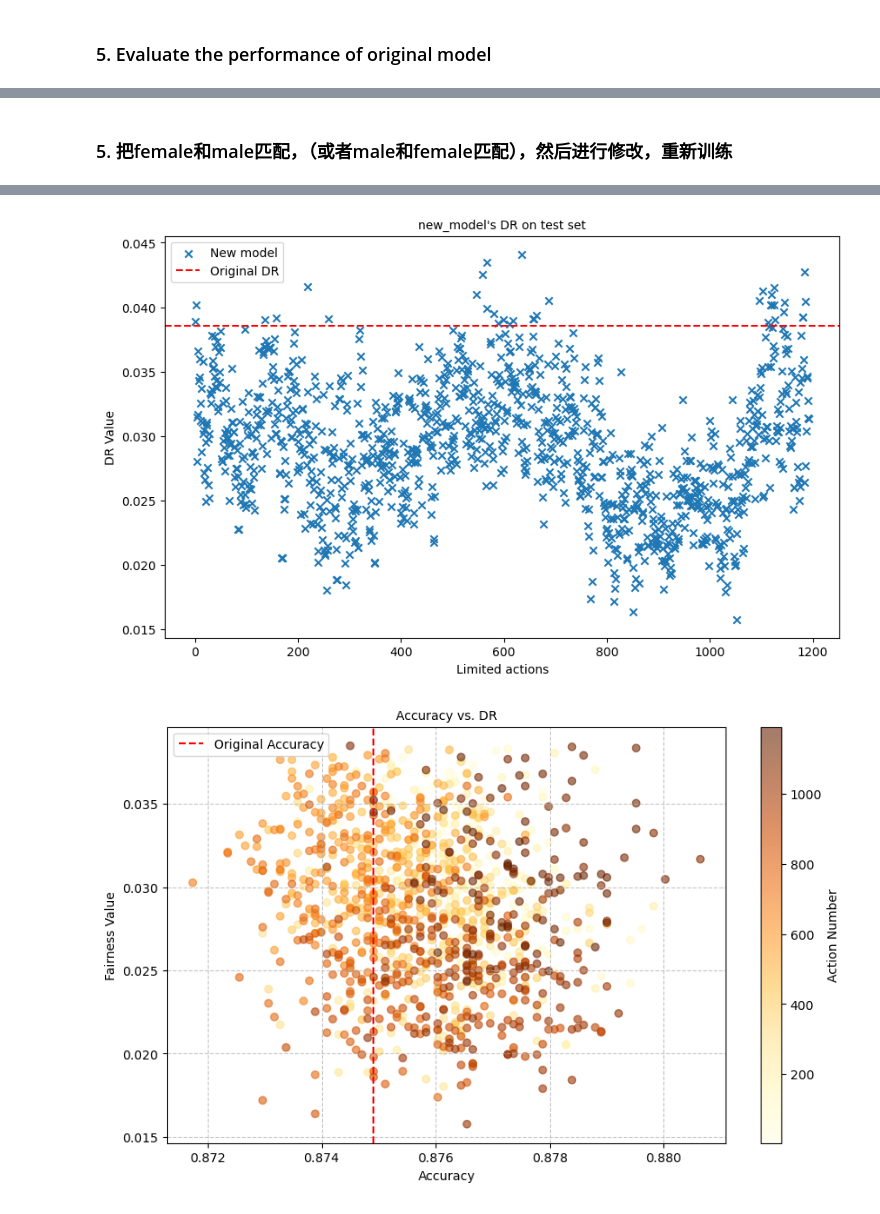
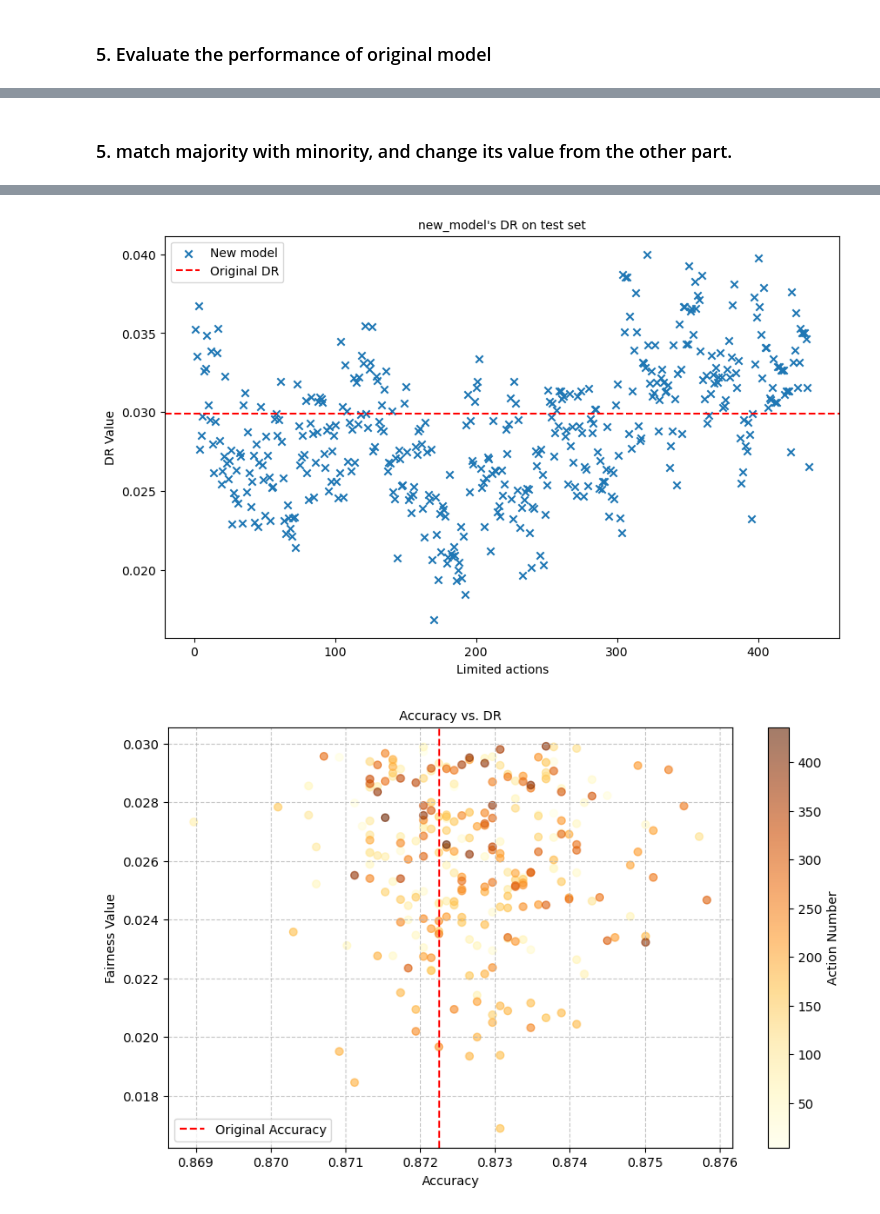
Before and after one commit to youlei202/FairSHAP, a Jupyter notebook: zz_new_adult.ipynb, the cells around one changed output, grey strips where cells are left out. Cells and saved outputs as stored; diff of their text form; code cells hidden in the pictures.

Commit message:
add original_Xtest_DR and original_Xtest_acc in the ExperimentNew4 class

```diff
--- a/zz_new_adult.ipynb
+++ b/zz_new_adult.ipynb
@@ -170,5 +128,5 @@ original_train_DR: 0.038255129009485245
-# %% [markdown]
-### 5. 把female和male匹配，（或者male和female匹配），然后进行修改，重新训练
+# %% [markdown]
+### 5. match majority with minority, and change its value from the other part.
 # %%
 from src.experiments_approach4 import ExperimentNew4
 
@@ -182,7 +140,9 @@ experiment = ExperimentNew4(
                             y_train_minority,
                             X_test,
                             y_test,
-                            dataset_name='adult')
+                            dataset_name='adult',
+                            original_Xtest_DR = original_test_DR,
+                            original_Xtest_acc = accuracy,)
 experiment.run_experiment()
 # %% [output]
 2. 初始化FairnessExplainer
@@ -204,2 +164,2 @@ experiment.run_experiment()
-[figure, old version]
+[figure, new version]
-[figure, old version]
+[figure, new version]
```
Also changed, not shown: parts of 9 cells of this notebook, 5 other files.
